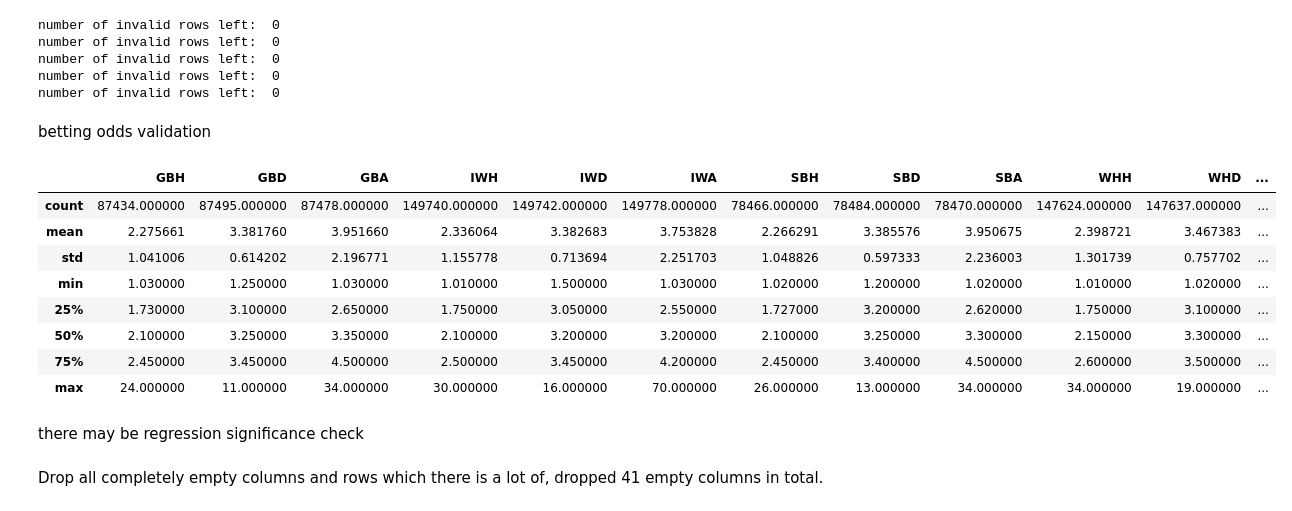
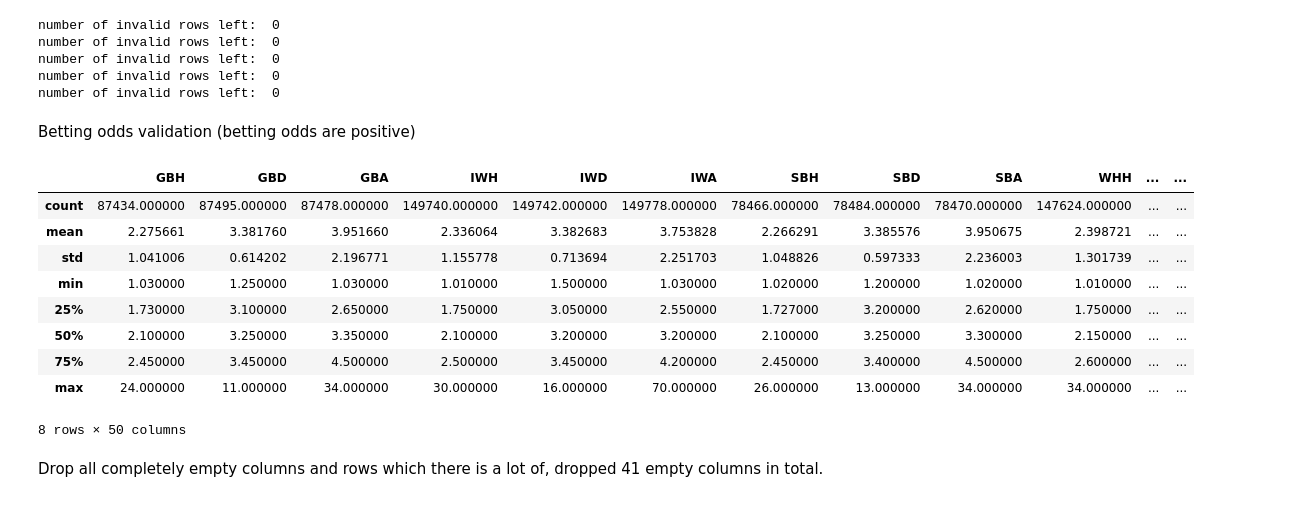
Before and after one commit to balooooooooo/machine-learning-2-coursework, a Jupyter notebook: preprocessing.ipynb, the cells around one changed output. Saved outputs shown, nothing was run; the diff lists cells and outputs as text; code cells hidden in the pictures.

Commit message:
added betting odds validation, removed commentary

```diff
--- a/preprocessing.ipynb
+++ b/preprocessing.ipynb
@@ -369,7 +356,7 @@ equal = potential_fixes[potential_fixes.isnull()].index.equals(df[df["Date"].isn
 if equal:
     df["Date"] = potential_fixes
 else:
-    sys.exit("Date indexes are not equal. Something wrong with the conversion??")
+   print("Date indexes are not equal. Something wrong with the conversion??")
 # %% [markdown]
 - - -
 # %%
@@ -384,6 +369,6 @@ df2 = df
 # %%
-handicap_cols = ['GBAH', 'B365AH', 'AHh', 'LBAH', 'AHCh']
-df2[handicap_cols].describe()
+handicap_cols = ['GBAH', 'B365AH', 'BbAHh', 'AHh', 'LBAH', 'AHCh']
+df[handicap_cols].describe()
 # %% [output]
 |  | GBAH | B365AH | AHh | LBAH | AHCh |
 | count | 11555.00000 | 6816.000000 | 20359.000000 | 5436.000000 | 20382.000000 |
@@ -400,13 +382,12 @@ df2[handicap_cols].describe()
 # %%
 # handicaps are usually counted in quarters (ending with .0, .25, .50, .75)
 for col in handicap_cols:
-    df2 = df2[(df2[col] % 0.25 == 0) | df2[col].isna()] # drop rows with numeric value indivisible by 0.25
+    df = df[(df[col] % 0.25 == 0) | df[col].isna()] # drop rows with numeric value indivisible by 0.25
 for i in handicap_cols:
     print(
-        "number of invalid rows left: ",
-        len(df2[i]) - len(df2[((df2[i] % 0.25 == 0) | (df2[i].isna()))])
+        "number of invalid rows left: ", # difference between # of all rows and validated rows
+        len(df[i]) - len(df[((df[i] % 0.25 == 0) | (df[i].isna()))])
     )
-df = df2
 # %% [output]
 number of invalid rows left:  0
 number of invalid rows left:  0
@@ -414,20 +395,19 @@ number of invalid rows left:  0
 number of invalid rows left:  0
 number of invalid rows left:  0
 # %% [markdown]
-betting odds validation
+Betting odds validation (betting odds are positive)
 # %%
-odds_cols = ['GBH', 'GBD', 'GBA', 'IWH', 'IWD', 'IWA', 'SBH', 'SBD', 'SBA', 'WHH', 'WHD', 'WHA'] # TBA
-df2[odds_cols] = abs(df2[odds_cols])
-df2[odds_cols].describe()
+odds_cols = ['GBH', 'GBD', 'GBA', 'IWH', 'IWD', 'IWA', 'SBH', 'SBD', 'SBA', 'WHH', 'WHD', 'WHA', 'B365CH', 'B365CD', 'B365CA', 'BWCH', 'BWCD', 'BWCA', 'IWCH', 'IWCD', 'IWCA', 'WHCH', 'WHCD', 'WHCA', 'VCCH', 'VCCD', 'VCCA', 'MaxCH', 'MaxCD', 'MaxCA', 'AvgCH','AvgCD', 'AvgCA', 'B365C>2.5', 'B365C<2.5', 'PC>2.5', 'PC<2.5', 'MaxC>2.5', 'MaxC<2.5', 'AvgC>2.5', 'AvgC<2.5', 'AHCh', 'B365CAHH', 'B365CAHA', 'PCAHH', 'PCAHA', 'MaxCAHH', 'MaxCAHA', 'AvgCAHH', 'AvgCAHA']
+df[odds_cols] = abs(df[odds_cols])
+df[odds_cols].describe()
 # %% [output]
-|  | GBH | GBD | GBA | IWH | IWD | IWA | SBH | SBD | SBA | WHH | WHD | ... |
-| count | 87434.000000 | 87495.000000 | 87478.000000 | 149740.000000 | 149742.000000 | 149778.000000 | 78466.000000 | 78484.000000 | 78470.000000 | 147624.000000 | 147637.000000 | ... |
-| mean | 2.275661 | 3.381760 | 3.951660 | 2.336064 | 3.382683 | 3.753828 | 2.266291 | 3.385576 | 3.950675 | 2.398721 | 3.467383 | ... |
-| std | 1.041006 | 0.614202 | 2.196771 | 1.155778 | 0.713694 | 2.251703 | 1.048826 | 0.597333 | 2.236003 | 1.301739 | 0.757702 | ... |
-| min | 1.030000 | 1.250000 | 1.030000 | 1.010000 | 1.500000 | 1.030000 | 1.020000 | 1.200000 | 1.020000 | 1.010000 | 1.020000 | ... |
-| 25% | 1.730000 | 3.100000 | 2.650000 | 1.750000 | 3.050000 | 2.550000 | 1.727000 | 3.200000 | 2.620000 | 1.750000 | 3.100000 | ... |
-| 50% | 2.100000 | 3.250000 | 3.350000 | 2.100000 | 3.200000 | 3.200000 | 2.100000 | 3.250000 | 3.300000 | 2.150000 | 3.300000 | ... |
-| 75% | 2.450000 | 3.450000 | 4.500000 | 2.500000 | 3.450000 | 4.200000 | 2.450000 | 3.400000 | 4.500000 | 2.600000 | 3.500000 | ... |
-| max | 24.000000 | 11.000000 | 34.000000 | 30.000000 | 16.000000 | 70.000000 | 26.000000 | 13.000000 | 34.000000 | 34.000000 | 19.000000 | ... |
+|  | GBH | GBD | GBA | IWH | IWD | IWA | SBH | SBD | SBA | WHH | ... | ... |
+| count | 87434.000000 | 87495.000000 | 87478.000000 | 149740.000000 | 149742.000000 | 149778.000000 | 78466.000000 | 78484.000000 | 78470.000000 | 147624.000000 | ... | ... |
+| mean | 2.275661 | 3.381760 | 3.951660 | 2.336064 | 3.382683 | 3.753828 | 2.266291 | 3.385576 | 3.950675 | 2.398721 | ... | ... |
+| std | 1.041006 | 0.614202 | 2.196771 | 1.155778 | 0.713694 | 2.251703 | 1.048826 | 0.597333 | 2.236003 | 1.301739 | ... | ... |
+| min | 1.030000 | 1.250000 | 1.030000 | 1.010000 | 1.500000 | 1.030000 | 1.020000 | 1.200000 | 1.020000 | 1.010000 | ... | ... |
+| 25% | 1.730000 | 3.100000 | 2.650000 | 1.750000 | 3.050000 | 2.550000 | 1.727000 | 3.200000 | 2.620000 | 1.750000 | ... | ... |
+| 50% | 2.100000 | 3.250000 | 3.350000 | 2.100000 | 3.200000 | 3.200000 | 2.100000 | 3.250000 | 3.300000 | 2.150000 | ... | ... |
+| 75% | 2.450000 | 3.450000 | 4.500000 | 2.500000 | 3.450000 | 4.200000 | 2.450000 | 3.400000 | 4.500000 | 2.600000 | ... | ... |
+| max | 24.000000 | 11.000000 | 34.000000 | 30.000000 | 16.000000 | 70.000000 | 26.000000 | 13.000000 | 34.000000 | 34.000000 | ... | ... |
+8 rows × 50 columns
-# %% [markdown]
-there may be regression significance check
```
Also changed, not shown: parts of 10 cells of this notebook.
